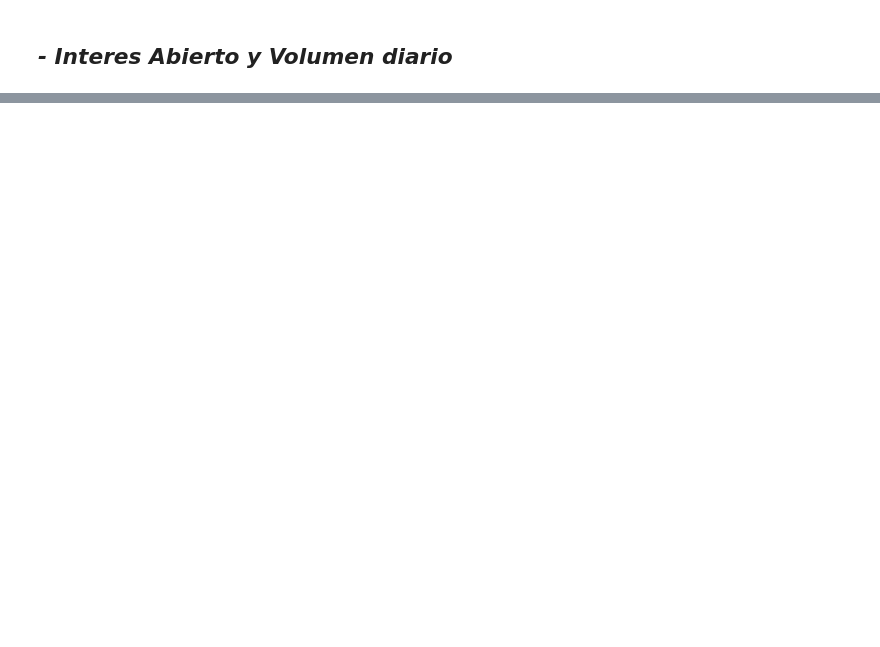
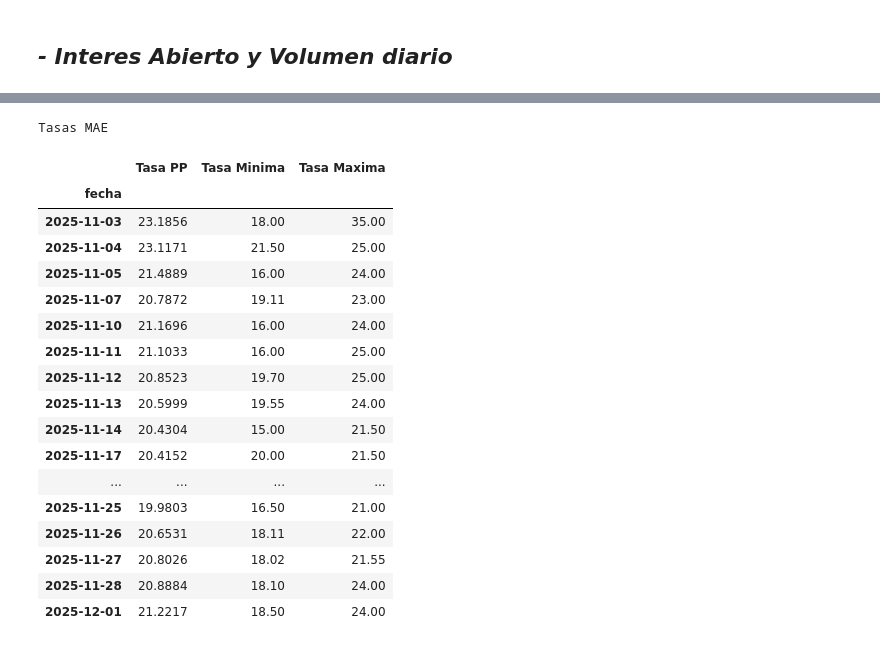
Before and after one commit to jdtluis/Reporte-Futuros_Tasas, a Jupyter notebook: index.ipynb, the cells around one changed output, grey strips where cells are left out. Cells and saved outputs as stored; diff of their text form; code cells hidden in the pictures; blank space fills up the shorter version.

```diff
--- a/index.ipynb
+++ b/index.ipynb
@@ -124,0 +171,24 @@ plot_futures_plotly(data=openInterest, kind='bar', ylabel="Interes Abierto", tit
+# %%
+pd.set_option('display.max_rows', 20)
+print("Tasas MAE")
+cau_mae[['tasaPP', 'minimo', 'maximo']].rename(columns={'tasaPP':'Tasa PP', 'minimo': 'Tasa Minima', 'maximo': 'Tasa Maxima'})
+# %% [output]
+Tasas MAE
+|  | Tasa PP | Tasa Minima | Tasa Maxima |
+| fecha |  |  |  |
+| 2025-11-03 | 23.1856 | 18.00 | 35.00 |
+| 2025-11-04 | 23.1171 | 21.50 | 25.00 |
+| 2025-11-05 | 21.4889 | 16.00 | 24.00 |
+| 2025-11-07 | 20.7872 | 19.11 | 23.00 |
+| 2025-11-10 | 21.1696 | 16.00 | 24.00 |
+| 2025-11-11 | 21.1033 | 16.00 | 25.00 |
+| 2025-11-12 | 20.8523 | 19.70 | 25.00 |
+| 2025-11-13 | 20.5999 | 19.55 | 24.00 |
+| 2025-11-14 | 20.4304 | 15.00 | 21.50 |
+| 2025-11-17 | 20.4152 | 20.00 | 21.50 |
+| ... | ... | ... | ... |
+| 2025-11-25 | 19.9803 | 16.50 | 21.00 |
+| 2025-11-26 | 20.6531 | 18.11 | 22.00 |
+| 2025-11-27 | 20.8026 | 18.02 | 21.55 |
+| 2025-11-28 | 20.8884 | 18.10 | 24.00 |
+| 2025-12-01 | 21.2217 | 18.50 | 24.00 |
```
Also changed, not shown: parts of 9 cells of this notebook, 4 other files.
